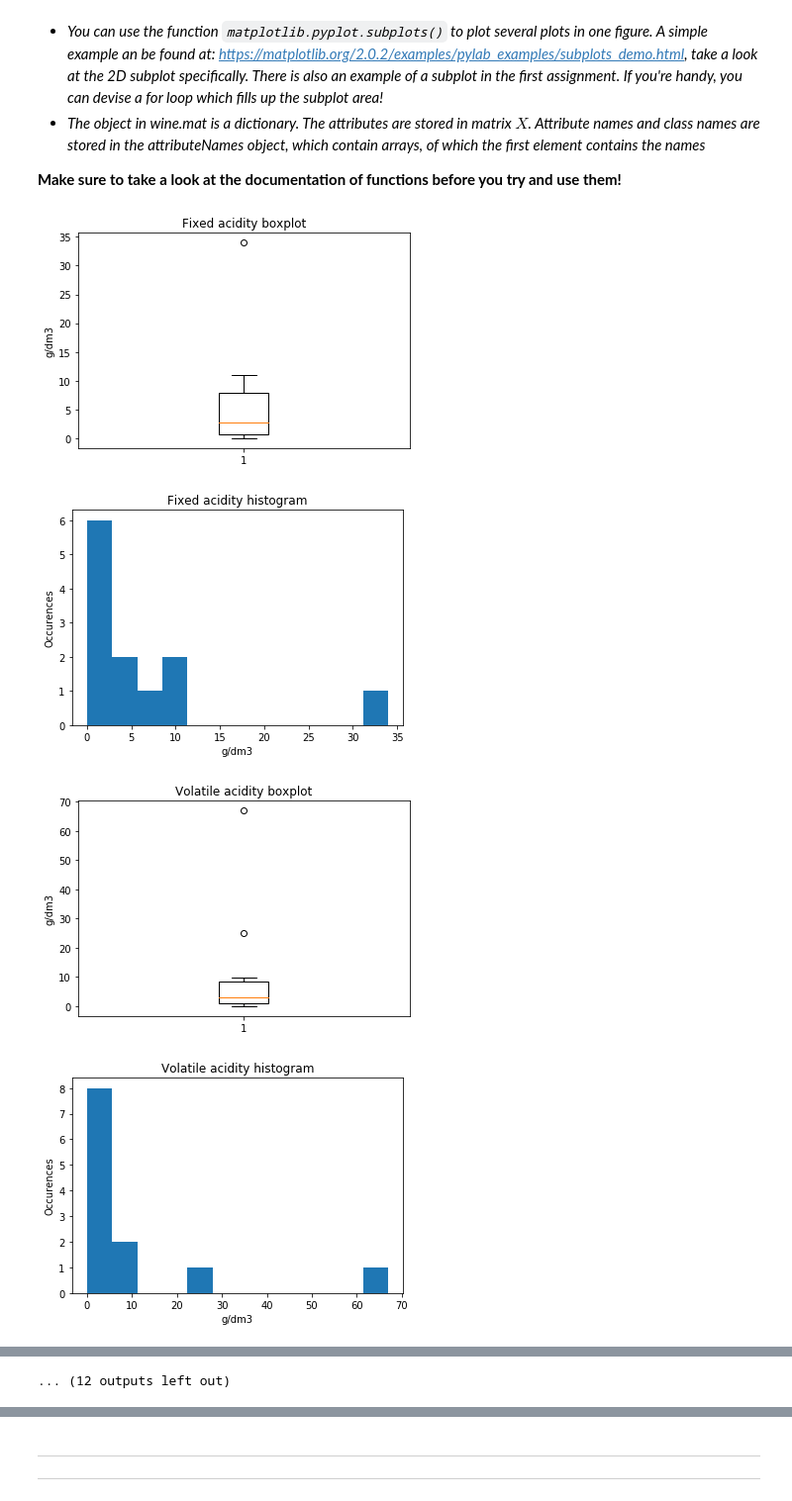
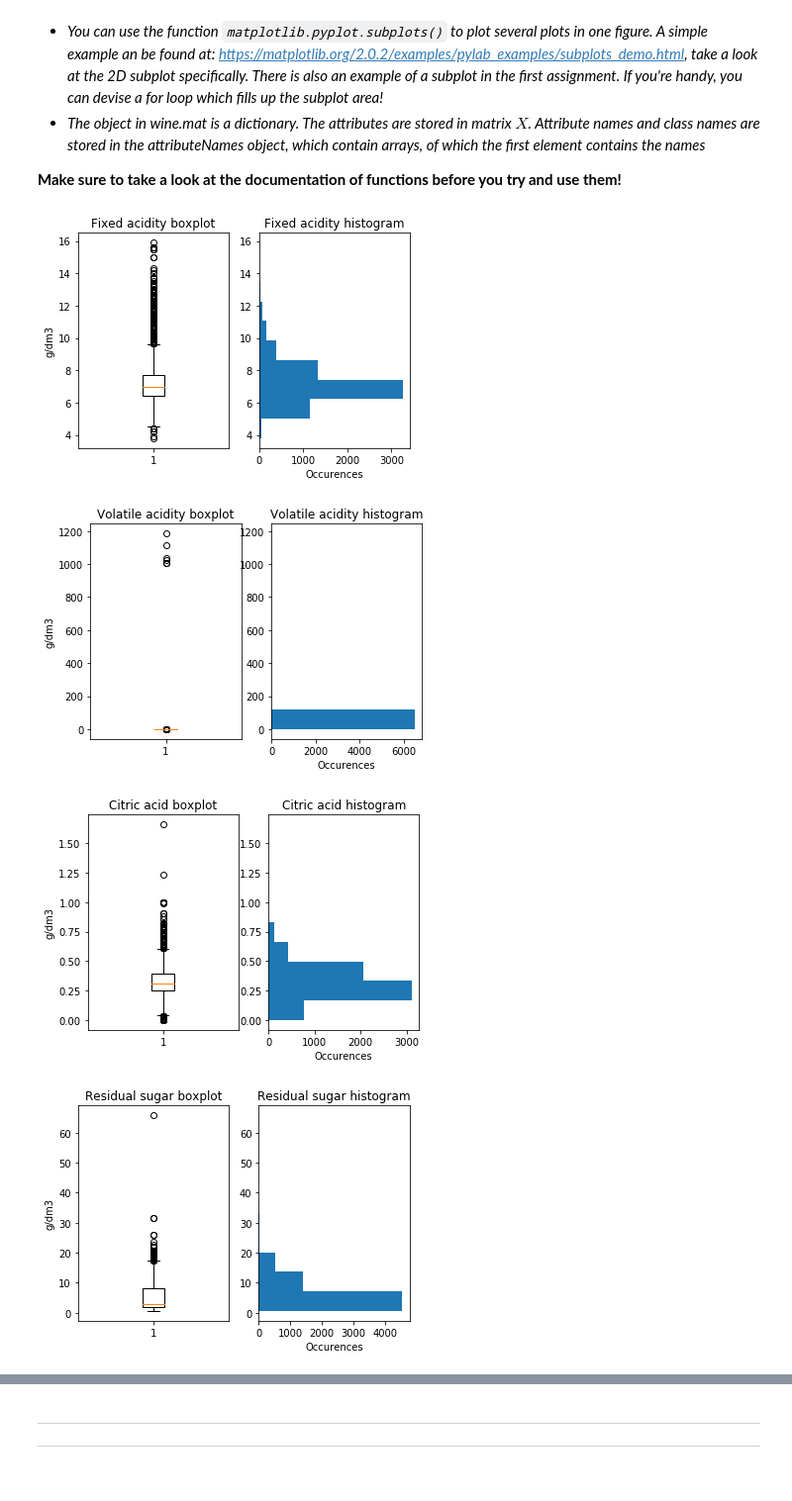
Before and after one commit to LennartPNL/DataMiningAssignments, a Jupyter notebook: Assignment_2/Assignment_2.ipynb, the cells around one changed output, grey strips where cells are left out. Shown: that part at 99% size. Saved outputs shown, nothing was run; the diff lists cells and outputs as text; code cells hidden in the pictures.

```diff
--- a/Assignment_2/Assignment_2.ipynb
+++ b/Assignment_2/Assignment_2.ipynb
@@ -66,43 +66,37 @@ http://cogsys.compute.dtu.dk. Any sale or commercial distribution is strictly fo
 # %%
 import scipy.io as scipy_io
 import matplotlib.pyplot as plt
 import pprint
+import numpy as np
+
+import pandas as pd
 
 # 2.1.1a.1
 
 # Loading trhe data into scipy
 
 data = scipy_io.loadmat("Data/wine.mat")
 
-pp = pprint.PrettyPrinter(indent=4)
-#pp.pprint(data)
+attr_names = [name[0] for names in data["attributeNames"] for name in names]
 
 attributes = data["attributeNames"]
 units = ["g/dm3", "g/dm3", "g/dm3", "g/dm3","g/dm3", "mg/dm3", "mg/dm3", "g/cm3", "pH", "g/dm3", "% vol.", "0-10"]
 
-i = 0
-for attrs in attributes:
-    for attr in attrs:
+df = pd.DataFrame(data["X"])
 
-        # Boxplots
-        fig1, ax1 = plt.subplots()
-        ax1.set_title(attr[0] + " boxplot")
-        ax1.boxplot(data["X"][i])
-        plt.ylabel(units[i])
+for i in range(len(attr_names)):
+    # Boxplots
+    fig1, (ax1, ax2) = plt.subplots(1, 2)
+    ax1.set_title(attr_names[i] + " boxplot")
+    ax1.boxplot(df.iloc[:,i])
+    ax1.set_ylabel(units[i])
 
-        # Histograms
-
-        fig, axs = plt.subplots()
-
-        axs.hist(data["X"][i], bins=len(data["X"][i]))
-        plt.title(attr[0] + " histogram")
-        plt.xlabel(units[i])
-        plt.ylabel("Occurences")
-
-
-        i += 1
+    # Histograms
+    ax2.hist(df.iloc[:,i], orientation='horizontal')
+    plt.title(attr_names[i] + " histogram")
+    plt.xlabel("Occurences")
 # %% [output]
-[figure, old version]
+[figure, new version]
-[figure, old version]
+[figure, new version]
-[figure, old version]
+[figure, new version]
-[figure, old version]
+[figure, new version]
@@ -117 +110,0 @@ for attrs in attributes:
-... (12 outputs left out)
```
Also changed, not shown: parts of 5 cells of this notebook.
